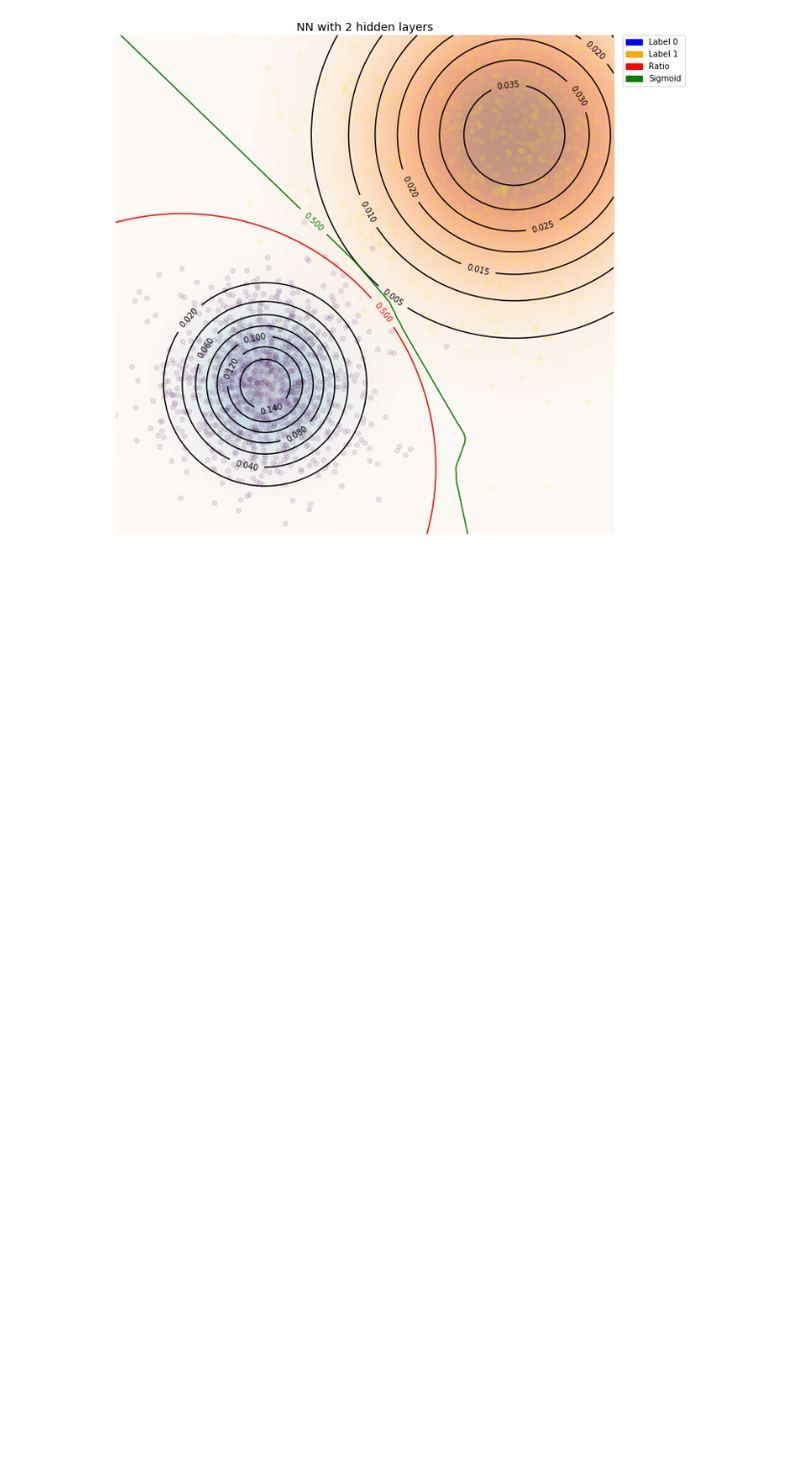
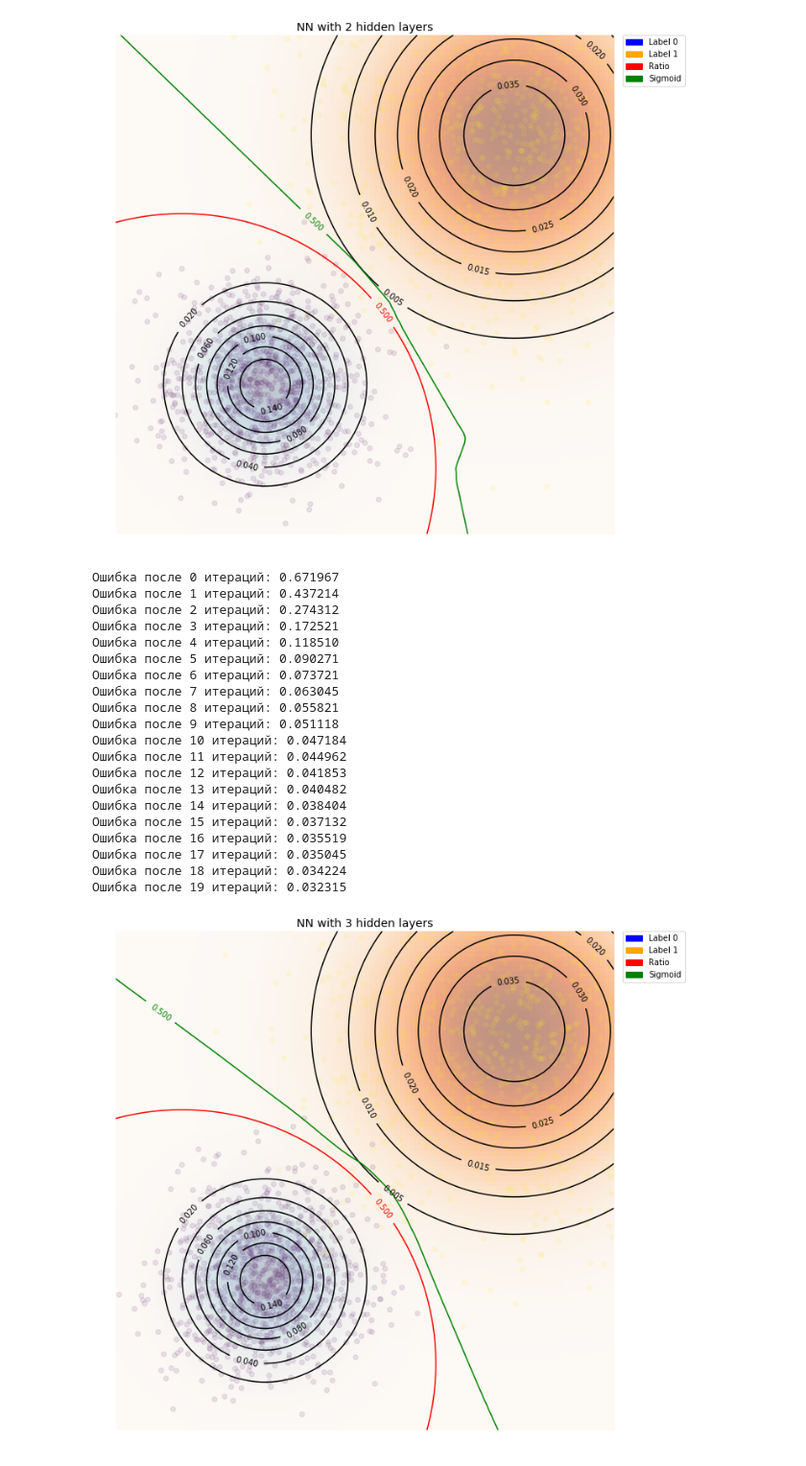
Before and after one commit to labdmitriy/otus_ml, a Jupyter notebook: Lesson_2/Homework/log_reg_homework.ipynb, the cells around one changed output. Shown at 96% size. Cells and saved outputs as stored; diff of their text form; code cells hidden in the pictures; blank space fills up the shorter version.

```diff
--- a/Lesson_2/Homework/log_reg_homework.ipynb
+++ b/Lesson_2/Homework/log_reg_homework.ipynb
@@ -199,3 +210,35 @@ net_tester.plot_contour(title='NN with 2 hidden layers')
 Ошибка после 18 итераций: 0.053421
 Ошибка после 19 итераций: 0.050639
 [figure]
+# %%
+# Test NN with 3 hidden layers
+net = nn.Sequential(nn.Linear(2, 30), nn.ReLU(),
+                    nn.Linear(30, 30), nn.ReLU(),
+                    nn.Linear(30, 1))
+net_opt = optim.SGD
+
+net_tester = NetTester(mu0, sigma0, mu1, sigma1, net, net_opt, random_state=42)
+net_tester.train_nn(verbose=True)
+net_tester.plot_contour(title='NN with 3 hidden layers')
+# %% [output]
+Ошибка после 0 итераций: 0.671967
+Ошибка после 1 итераций: 0.437214
+Ошибка после 2 итераций: 0.274312
+Ошибка после 3 итераций: 0.172521
+Ошибка после 4 итераций: 0.118510
+Ошибка после 5 итераций: 0.090271
+Ошибка после 6 итераций: 0.073721
+Ошибка после 7 итераций: 0.063045
+Ошибка после 8 итераций: 0.055821
+Ошибка после 9 итераций: 0.051118
+Ошибка после 10 итераций: 0.047184
+Ошибка после 11 итераций: 0.044962
+Ошибка после 12 итераций: 0.041853
+Ошибка после 13 итераций: 0.040482
+Ошибка после 14 итераций: 0.038404
+Ошибка после 15 итераций: 0.037132
+Ошибка после 16 итераций: 0.035519
+Ошибка после 17 итераций: 0.035045
+Ошибка после 18 итераций: 0.034224
+Ошибка после 19 итераций: 0.032315
+[figure, added]
```
Also changed, not shown: parts of 6 cells of this notebook.
